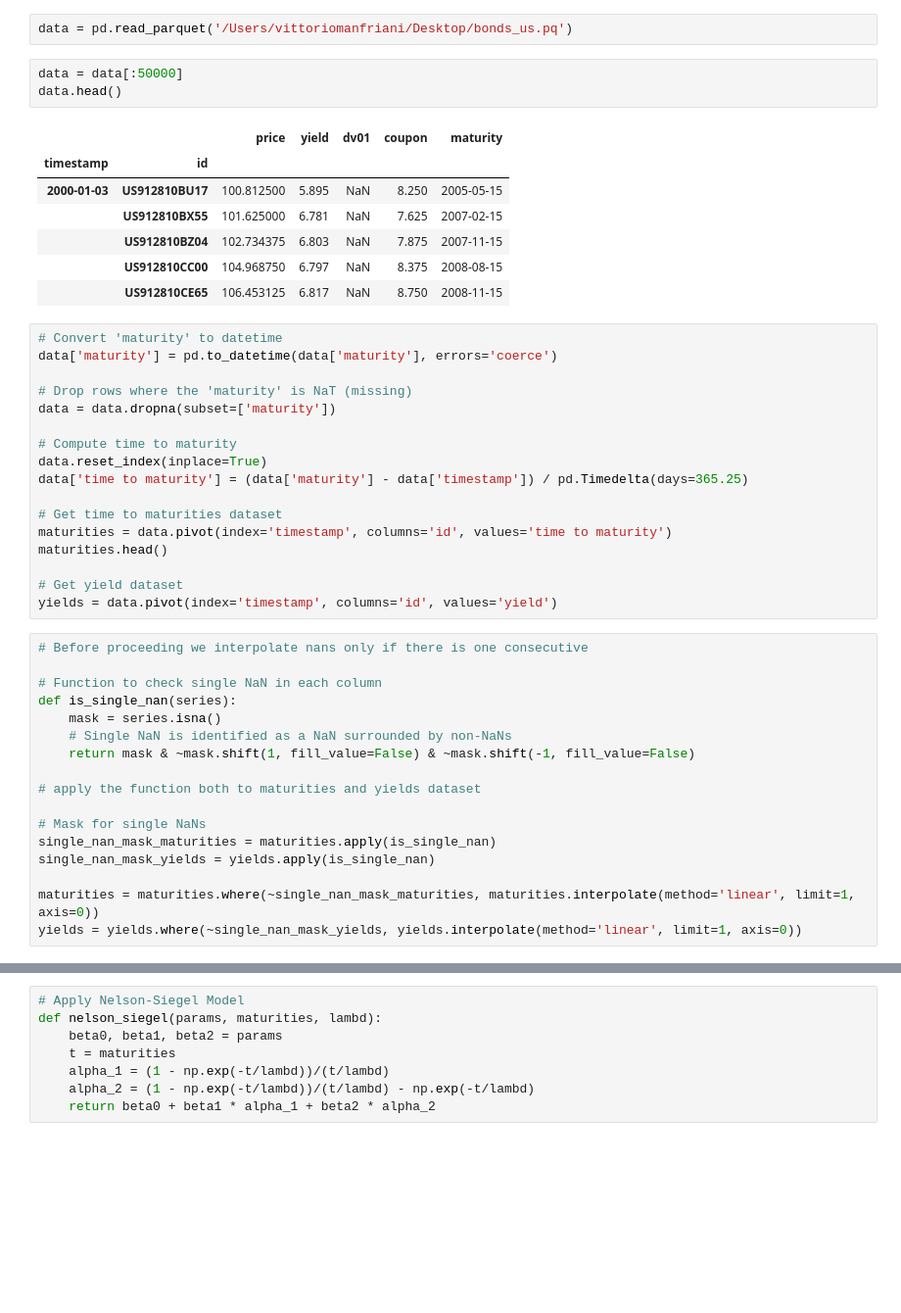
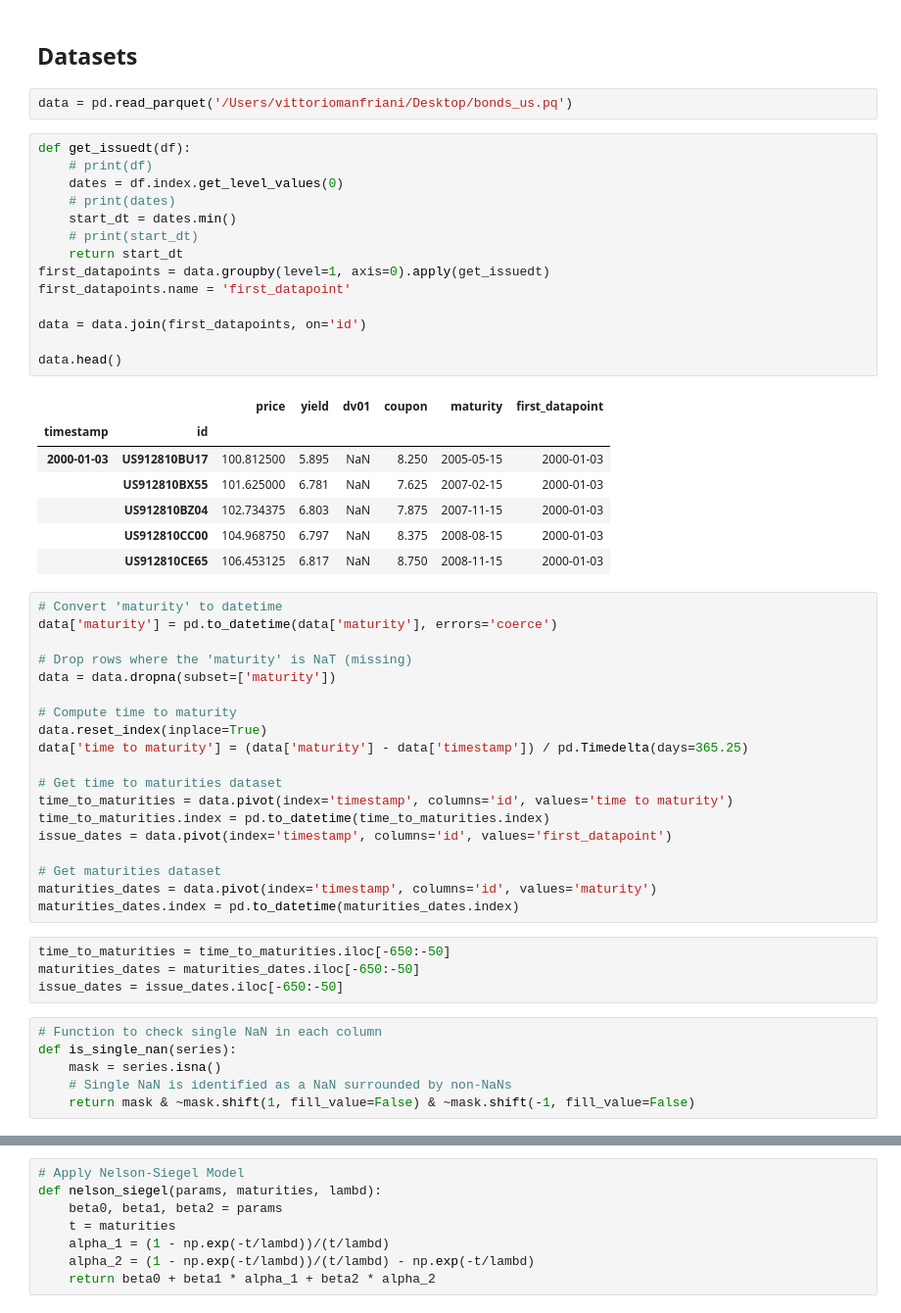
Before and after one commit to vittoriomanfriani/Fundamental-Factor-Model-for-Rates, a Jupyter notebook: Fundamental Model.ipynb, the cells around one changed output, grey strips where cells are left out. Shown at 98% size. Drawn from its saved outputs; the diff is of its cells as text; blank space fills up the shorter version.

```diff
--- a/Fundamental Model.ipynb
+++ b/Fundamental Model.ipynb
@@ -4,16 +13,29 @@ import numpy as np
+# %% [markdown]
+## Datasets
 # %%
 data = pd.read_parquet('/Users/vittoriomanfriani/Desktop/bonds_us.pq')
 # %%
-data = data[:50000]
+def get_issuedt(df):
+    # print(df)
+    dates = df.index.get_level_values(0)
+    # print(dates)
+    start_dt = dates.min()
+    # print(start_dt)
+    return start_dt
+first_datapoints = data.groupby(level=1, axis=0).apply(get_issuedt)
+first_datapoints.name = 'first_datapoint'
+
+data = data.join(first_datapoints, on='id')
+
 data.head()
 # %% [output]
-|  |  | price | yield | dv01 | coupon | maturity |
-| timestamp | id |  |  |  |  |  |
-| 2000-01-03 | US912810BU17 | 100.812500 | 5.895 | NaN | 8.250 | 2005-05-15 |
-|  | US912810BX55 | 101.625000 | 6.781 | NaN | 7.625 | 2007-02-15 |
-|  | US912810BZ04 | 102.734375 | 6.803 | NaN | 7.875 | 2007-11-15 |
-|  | US912810CC00 | 104.968750 | 6.797 | NaN | 8.375 | 2008-08-15 |
-|  | US912810CE65 | 106.453125 | 6.817 | NaN | 8.750 | 2008-11-15 |
+|  |  | price | yield | dv01 | coupon | maturity | first_datapoint |
+| timestamp | id |  |  |  |  |  |  |
+| 2000-01-03 | US912810BU17 | 100.812500 | 5.895 | NaN | 8.250 | 2005-05-15 | 2000-01-03 |
+|  | US912810BX55 | 101.625000 | 6.781 | NaN | 7.625 | 2007-02-15 | 2000-01-03 |
+|  | US912810BZ04 | 102.734375 | 6.803 | NaN | 7.875 | 2007-11-15 | 2000-01-03 |
+|  | US912810CC00 | 104.968750 | 6.797 | NaN | 8.375 | 2008-08-15 | 2000-01-03 |
+|  | US912810CE65 | 106.453125 | 6.817 | NaN | 8.750 | 2008-11-15 | 2000-01-03 |
 # %%
 # Convert 'maturity' to datetime
 data['maturity'] = pd.to_datetime(data['maturity'], errors='coerce')
@@ -26,25 +48,20 @@ data.reset_index(inplace=True)
 data['time to maturity'] = (data['maturity'] - data['timestamp']) / pd.Timedelta(days=365.25)
 
 # Get time to maturities dataset
-maturities = data.pivot(index='timestamp', columns='id', values='time to maturity')
-maturities.head()
+time_to_maturities = data.pivot(index='timestamp', columns='id', values='time to maturity')
+time_to_maturities.index = pd.to_datetime(time_to_maturities.index)
+issue_dates = data.pivot(index='timestamp', columns='id', values='first_datapoint')
 
-# Get yield dataset
-yields = data.pivot(index='timestamp', columns='id', values='yield')
+# Get maturities dataset
+maturities_dates = data.pivot(index='timestamp', columns='id', values='maturity')
+maturities_dates.index = pd.to_datetime(maturities_dates.index)
+# %%
+time_to_maturities = time_to_maturities.iloc[-650:-50]
+maturities_dates = maturities_dates.iloc[-650:-50]
+issue_dates = issue_dates.iloc[-650:-50]
 # %%
-# Before proceeding we interpolate nans only if there is one consecutive
-
 # Function to check single NaN in each column
 def is_single_nan(series):
     mask = series.isna()
     # Single NaN is identified as a NaN surrounded by non-NaNs
     return mask & ~mask.shift(1, fill_value=False) & ~mask.shift(-1, fill_value=False)
-
-# apply the function both to maturities and yields dataset
-
-# Mask for single NaNs
-single_nan_mask_maturities = maturities.apply(is_single_nan)
-single_nan_mask_yields = yields.apply(is_single_nan)
-
-maturities = maturities.where(~single_nan_mask_maturities, maturities.interpolate(method='linear', limit=1, axis=0))
-yields = yields.where(~single_nan_mask_yields, yields.interpolate(method='linear', limit=1, axis=0))
```
Also changed, not shown: parts of 35 cells of this notebook.
